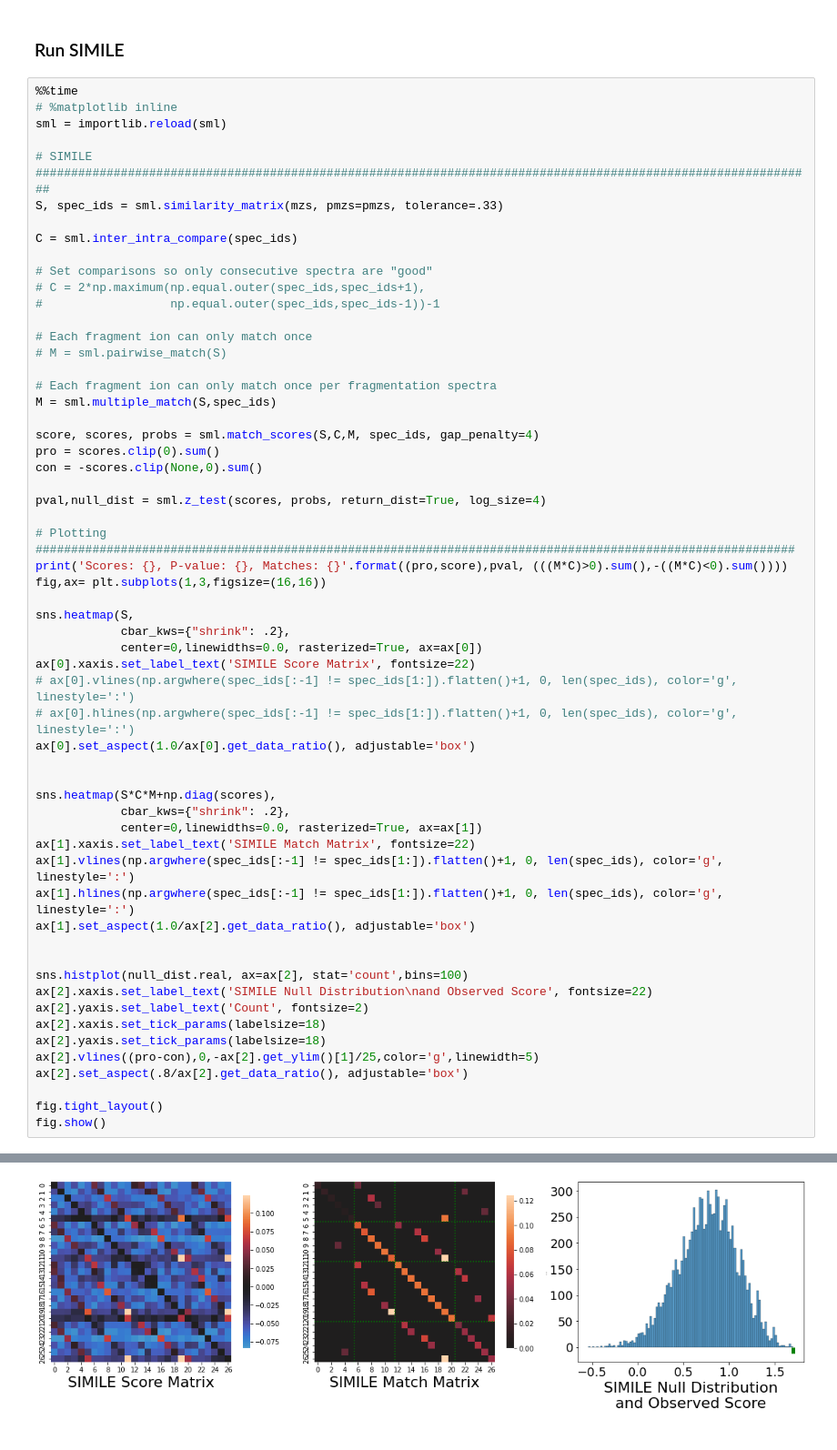
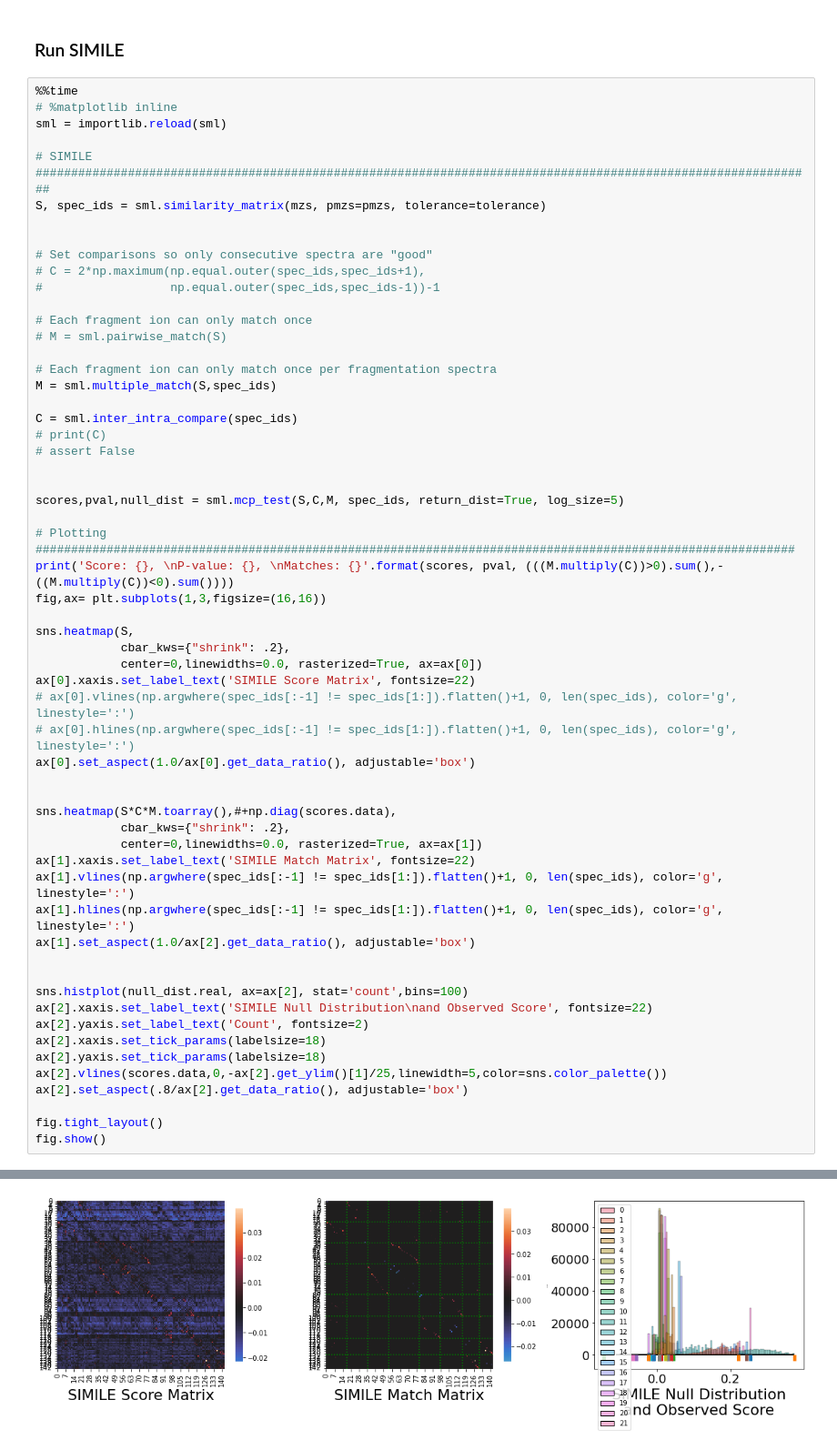
Before and after one commit to biorack/simile, a Jupyter notebook: simile-example.ipynb, the cells around one changed output, grey strips where cells are left out. Shown: that part at 91% size. Drawn from its saved outputs; the diff is of its cells as text.

Commit message:
feature: improved null nistribution for multiple comparison cases, doc: updated README and example notebook to illustrate multiple comparison SIMILE

```diff
--- a/simile-example.ipynb
+++ b/simile-example.ipynb
@@ -124,9 +124,8 @@ pmzs = np.array(pmz)#[[6,7]]
 sml = importlib.reload(sml)
 
 # SIMILE ##############################################################################################################
-S, spec_ids = sml.similarity_matrix(mzs, pmzs=pmzs, tolerance=.33)
+S, spec_ids = sml.similarity_matrix(mzs, pmzs=pmzs, tolerance=tolerance)
 
-C = sml.inter_intra_compare(spec_ids)
 
 # Set comparisons so only consecutive spectra are "good"
 # C = 2*np.maximum(np.equal.outer(spec_ids,spec_ids+1),
@@ -138,14 +137,15 @@ C = sml.inter_intra_compare(spec_ids)
 # Each fragment ion can only match once per fragmentation spectra
 M = sml.multiple_match(S,spec_ids)
 
-score, scores, probs = sml.match_scores(S,C,M, spec_ids, gap_penalty=4)
-pro = scores.clip(0).sum()
-con = -scores.clip(None,0).sum()
+C = sml.inter_intra_compare(spec_ids)
+# print(C)
+# assert False
 
-pval,null_dist = sml.z_test(scores, probs, return_dist=True, log_size=4)
+
+scores,pval,null_dist = sml.mcp_test(S,C,M, spec_ids, return_dist=True, log_size=5)
 
 # Plotting ###########################################################################################################
-print('Scores: {}, P-value: {}, Matches: {}'.format((pro,score),pval, (((M*C)>0).sum(),-((M*C)<0).sum())))
+print('Score: {}, \nP-value: {}, \nMatches: {}'.format(scores, pval, (((M.multiply(C))>0).sum(),-((M.multiply(C))<0).sum())))
 fig,ax= plt.subplots(1,3,figsize=(16,16))
 
 sns.heatmap(S,
@@ -157,7 +157,7 @@ ax[0].xaxis.set_label_text('SIMILE Score Matrix', fontsize=22)
 ax[0].set_aspect(1.0/ax[0].get_data_ratio(), adjustable='box')
 
 
-sns.heatmap(S*C*M+np.diag(scores),
+sns.heatmap(S*C*M.toarray(),#+np.diag(scores.data),
             cbar_kws={"shrink": .2},
             center=0,linewidths=0.0, rasterized=True, ax=ax[1])
 ax[1].xaxis.set_label_text('SIMILE Match Matrix', fontsize=22)
@@ -171,7 +171,7 @@ ax[2].xaxis.set_label_text('SIMILE Null Distribution\nand Observed Score', fonts
 ax[2].yaxis.set_label_text('Count', fontsize=2)
 ax[2].xaxis.set_tick_params(labelsize=18)
 ax[2].yaxis.set_tick_params(labelsize=18)
-ax[2].vlines((pro-con),0,-ax[2].get_ylim()[1]/25,color='g',linewidth=5)
+ax[2].vlines(scores.data,0,-ax[2].get_ylim()[1]/25,linewidth=5,color=sns.color_palette())
 ax[2].set_aspect(.8/ax[2].get_data_ratio(), adjustable='box')
 
 fig.tight_layout()
@@ -183,4 +199,4 @@ Wall time: 202 ms
-[figure, old version]
+[figure, new version]
 # %%
 sml.matching_ions_report(S,C,M,mzs,pmzs).query('type=="pro"').sort_values('score',ascending=False).head(50)
 # %% [output]
```
Also changed, not shown: parts of 3 cells of this notebook, 2 other files.
